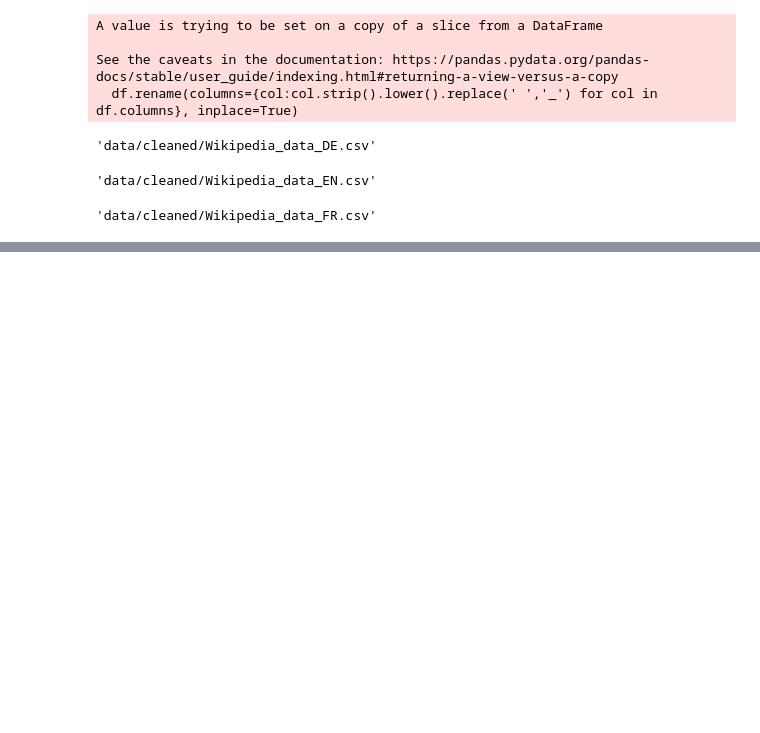
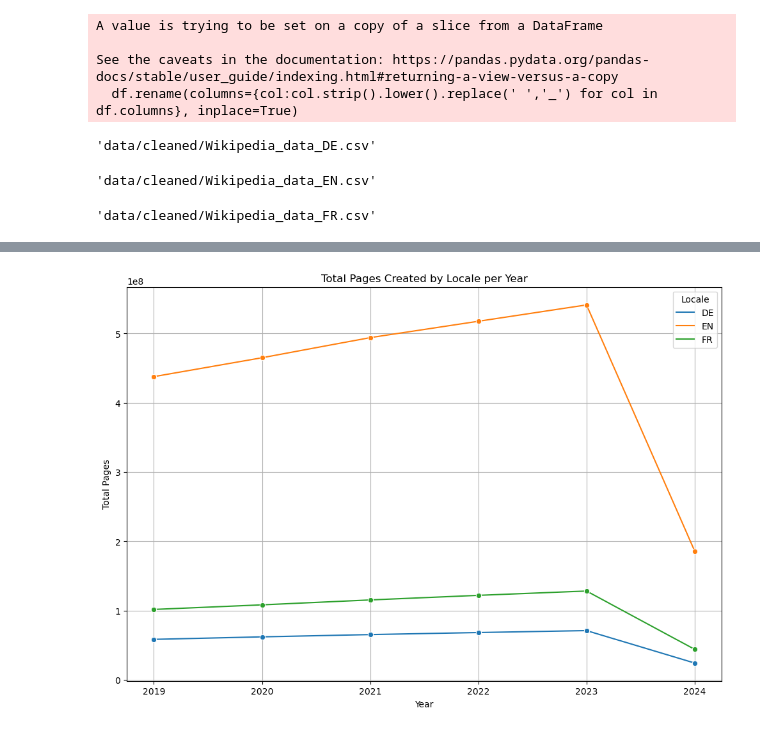
Before and after one commit to dsigge/ironhack-week-4-wikidata-sql, a Jupyter notebook: DataCleaning.ipynb, the cells around one changed output, grey strips where cells are left out. Saved outputs shown, nothing was run; the diff lists cells and outputs as text; code cells hidden in the pictures; blank space fills up the shorter version.

```diff
--- a/DataCleaning.ipynb
+++ b/DataCleaning.ipynb
@@ -152,0 +217,27 @@ for df in five_yr_dfs:
+# %%
+# Adding the total pages column for consistency in combined_df
+df_de['total_pages'] = df_de['total_pages_de']
+df_en['total_pages'] = df_en['total_pages_en']
+df_fr['total_pages'] = df_fr['total_pages_fr']
+
+# Combining the DataFrames
+combined_df = pd.concat([df_de, df_en, df_fr])
+
+# Grouping by locale and year to sum the total pages
+result_df = combined_df.groupby(['locale', 'year']).agg({'total_pages': 'sum'}).reset_index()
+
+# Display numbers in millions
+result_df['total_pages_millions'] = result_df['total_pages'] / 1e6
+
+# Plotting the results Total Pages Created by Locale per Year
+# Plotting the results
+plt.figure(figsize=(12, 8))
+sns.lineplot(data=result_df, x='year', y='total_pages', hue='locale', marker='o')
+plt.title('Total Pages Created by Locale per Year')
+plt.xlabel('Year')
+plt.ylabel('Total Pages')
+plt.legend(title='Locale')
+plt.grid(True)
+plt.show()
+# %% [output]
+[figure, added]
```
Also changed, not shown: parts of 10 cells of this notebook, 2 other files.
